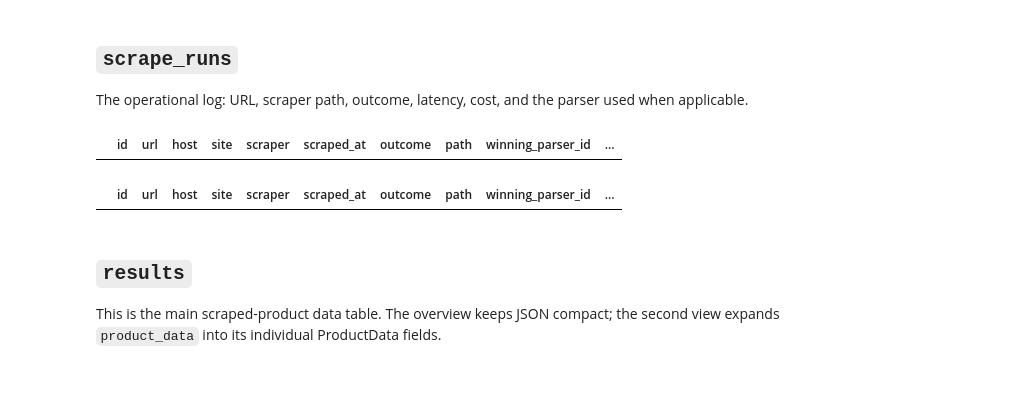
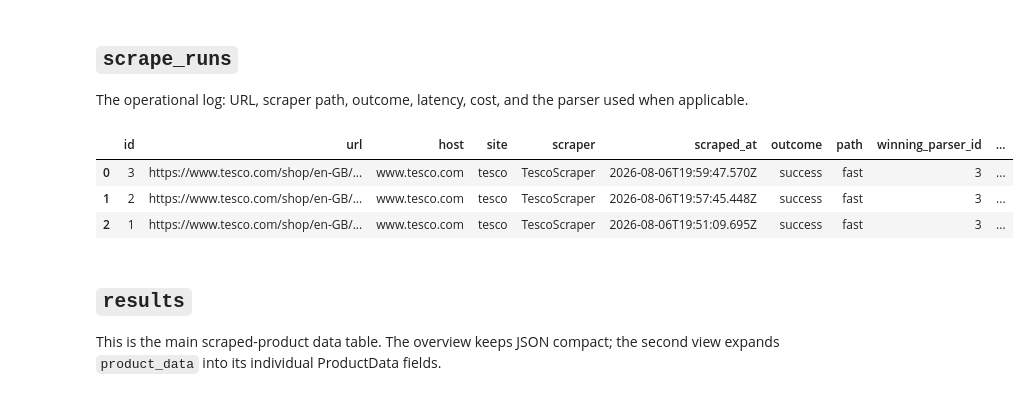
Before and after one commit to Kumoyyds/competitor_product_search, a Jupyter notebook: src/scraping/scripts/check_database.ipynb, the cells around one changed output. Drawn from its saved outputs; the diff is of its cells as text; code cells hidden in the pictures.

```diff
--- a/src/scraping/scripts/check_database.ipynb
+++ b/src/scraping/scripts/check_database.ipynb
@@ -67,20 +67,23 @@ The operational log: URL, scraper path, outcome, latency, cost, and the parser u
 # %%
 runs = pd.read_sql_query('SELECT * FROM scrape_runs ORDER BY id DESC', db.conn)
 display(runs)
 
 runs_with_parser = pd.read_sql_query(
     """
-    SELECT r.*, p.site AS parser_site, p.version AS parser_version
+    SELECT r.*, p.site
+     AS parser_site, p.version AS parser_version
     FROM scrape_runs AS r
     LEFT JOIN parsers AS p ON p.id = r.winning_parser_id
     ORDER BY r.id DESC
     """,
     db.conn,
 )
-display(runs_with_parser)
+# display(runs_with_parser)
 # %% [output]
 |  | id | url | host | site | scraper | scraped_at | outcome | path | winning_parser_id | ... |
+| 0 | 3 | https://www.tesco.com/shop/en-GB/... | www.tesco.com | tesco | TescoScraper | 2026-08-06T19:59:47.570Z | success | fast | 3 | ... |
+| 1 | 2 | https://www.tesco.com/shop/en-GB/... | www.tesco.com | tesco | TescoScraper | 2026-08-06T19:57:45.448Z | success | fast | 3 | ... |
+| 2 | 1 | https://www.tesco.com/shop/en-GB/... | www.tesco.com | tesco | TescoScraper | 2026-08-06T19:51:09.695Z | success | fast | 3 | ... |
-|  | id | url | host | site | scraper | scraped_at | outcome | path | winning_parser_id | ... |
 # %% [markdown]
 ## `results`
 
```
Also changed, not shown: parts of 6 cells of this notebook, 24 other files.
